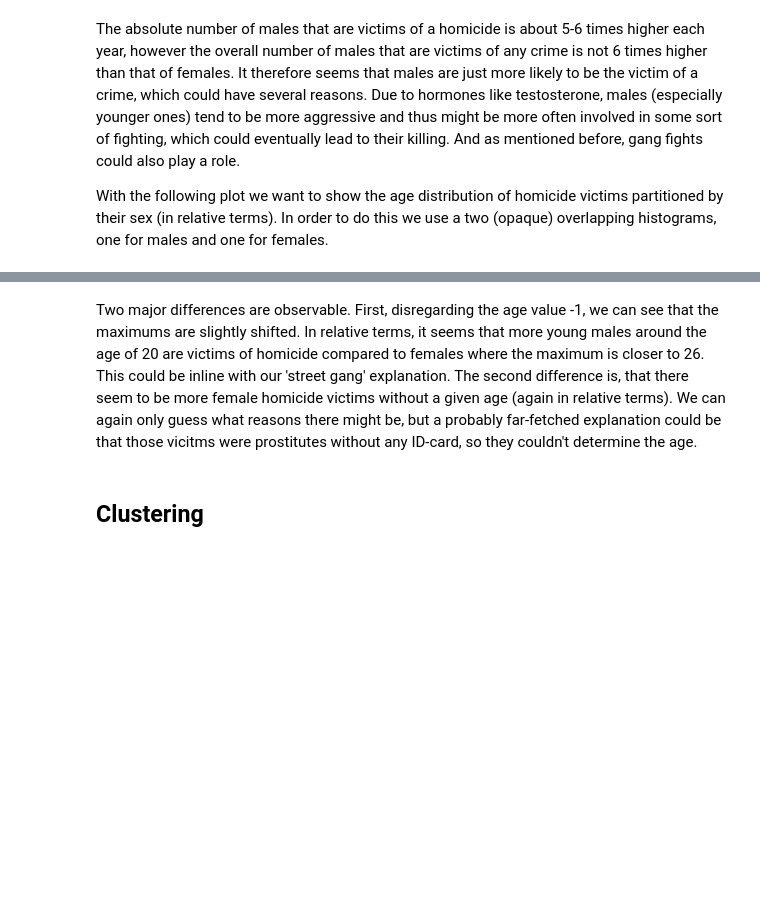
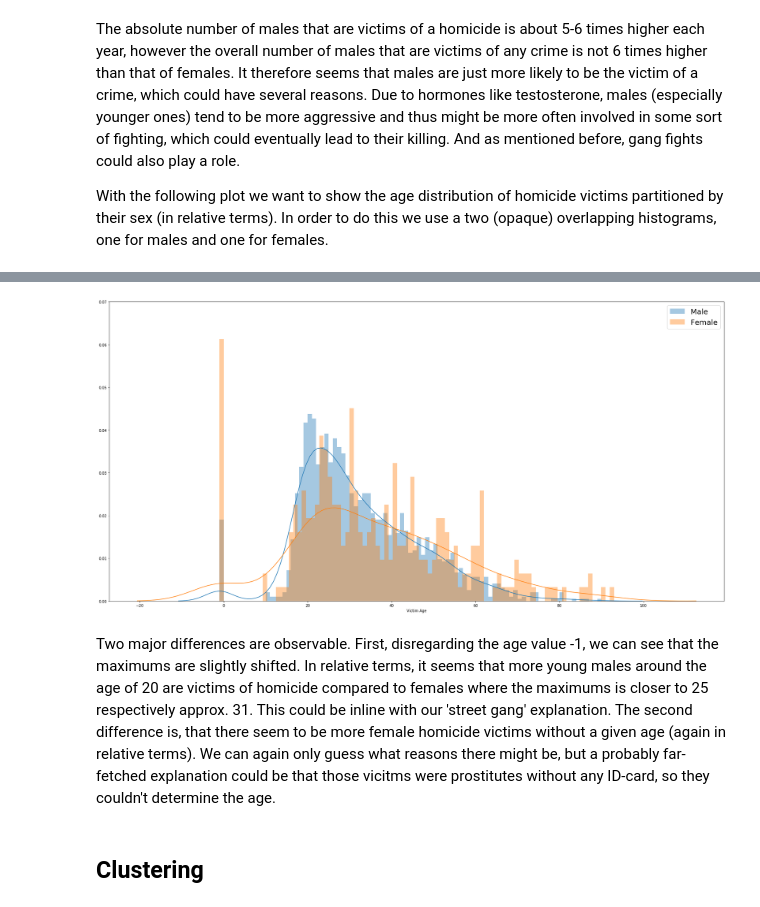
Before and after one commit to AlexUserForVA/VA_LACrimes, a Jupyter notebook: va_project_henkel_moser.ipynb, the cells around one changed output, grey strips where cells are left out. Drawn from its saved outputs; the diff is of its cells as text; code cells hidden in the pictures; blank space fills up the shorter version.

```diff
--- a/va_project_henkel_moser.ipynb
+++ b/va_project_henkel_moser.ipynb
@@ -756,5 +664,16 @@ iplot(fig, filename='Age-Sex Histogram')
+# %%
+homicide_age = pd.DataFrame({'crime Indicents':homicide_victims.groupby('Victim Age').size()})
+data = [go.Histogram(x=homicide_victims[homicide_victims['Victim Sex']=='F']['Victim Age'])]
+
+fig, ax = plt.subplots(figsize=(30,15))
+sns.distplot(homicide_victims[homicide_victims['Victim Sex']=='M']['Victim Age'], bins=91, ax=ax, label='Male')
+sns.distplot(homicide_victims[homicide_victims['Victim Sex']=='F']['Victim Age'], bins=91, ax=ax, label='Female')
+ax.legend(prop={'size': 20})
+ax.set_ylim([0, 0.07]);
+# %% [output]
+[figure, added]
 # %% [markdown]
-Two major differences are observable. First, disregarding the age value -1, we can see that the maximums are slightly shifted. In relative terms, it seems that more young males around the age of 20 are victims of homicide compared to females where the maximum is closer to 26. This could be inline with our 'street gang' explanation.
+Two major differences are observable. First, disregarding the age value -1, we can see that the maximums are slightly shifted. In relative terms, it seems that more young males around the age of 20 are victims of homicide compared to females where the maximums is closer to 25 respectively approx. 31. This could be inline with our 'street gang' explanation.
 The second difference is, that there seem to be more female homicide victims without a given age (again in relative terms). We can again only guess what reasons there might be, but a probably far-fetched explanation could be that those vicitms were prostitutes without any ID-card, so they couldn't determine the age.
 # %% [markdown]
 ## Clustering
```
Also changed, not shown: parts of 7 cells of this notebook.
